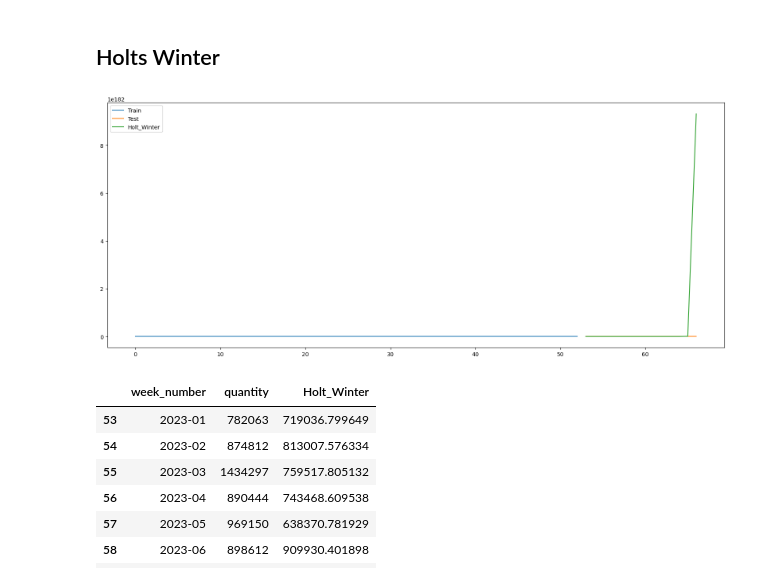
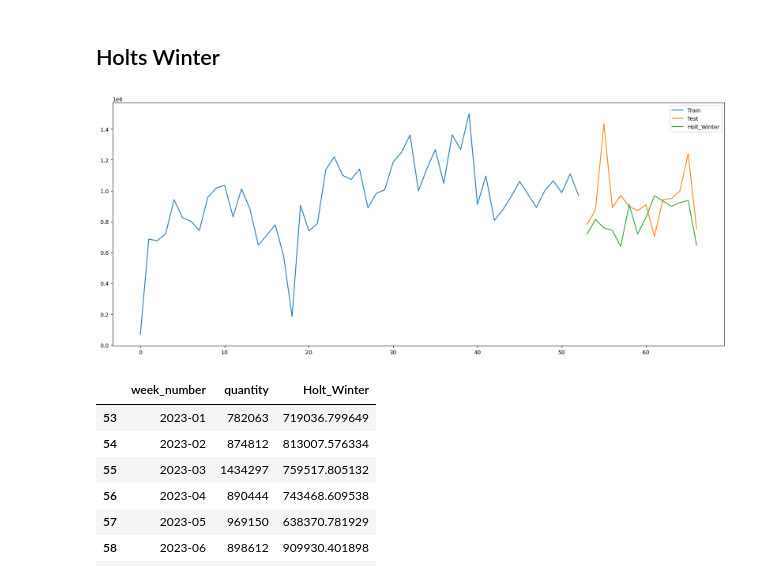
Before and after one commit to Azrieldr/Azrieldr-final-project, a Jupyter notebook: Time Series forecast.ipynb, the cells around one changed output. Saved outputs shown, nothing was run; the diff lists cells and outputs as text; code cells hidden in the pictures.

```diff
--- a/Time Series forecast.ipynb
+++ b/Time Series forecast.ipynb
@@ -224,16 +224,16 @@ test.tail()
 ## Holts Winter
 # %%
 y_hat_avg = test.copy()
-fit1 = ExponentialSmoothing(np.asarray(train['quantity']) ,seasonal_periods=12 ,trend='multiplicative', seasonal='multiplicative').fit()
+fit1 = ExponentialSmoothing(np.asarray(train['quantity']) ,seasonal_periods=13 ,trend='multiplicative', seasonal='multiplicative').fit()
 y_hat_avg['Holt_Winter'] = fit1.forecast(len(test))
 plt.figure(figsize=(20,8))
 plt.plot(train['quantity'], label='Train')
 plt.plot(test['quantity'], label='Test')
 plt.plot(y_hat_avg['Holt_Winter'], label='Holt_Winter')
 plt.legend(loc='best')
 plt.show()
 # %% [output]
-[figure, old version]
+[figure, new version]
 # %%
 y_hat_avg
 # %% [output]
```
Also changed, not shown: parts of 9 cells of this notebook.
